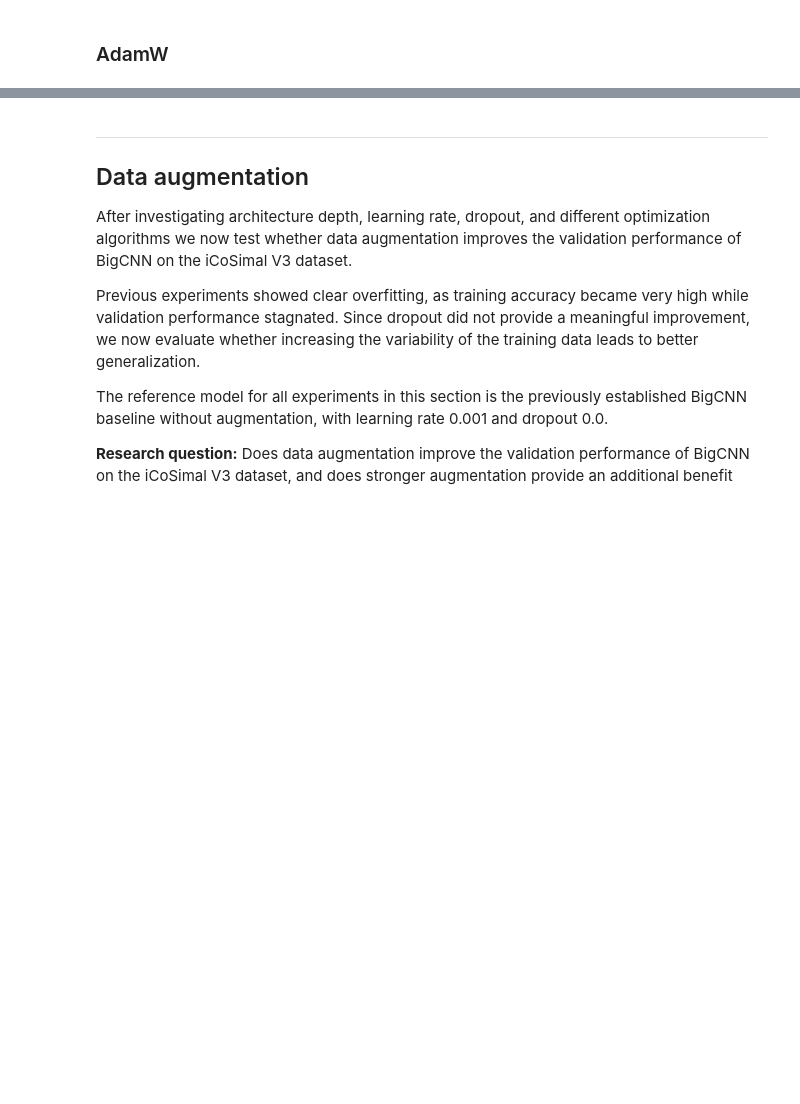
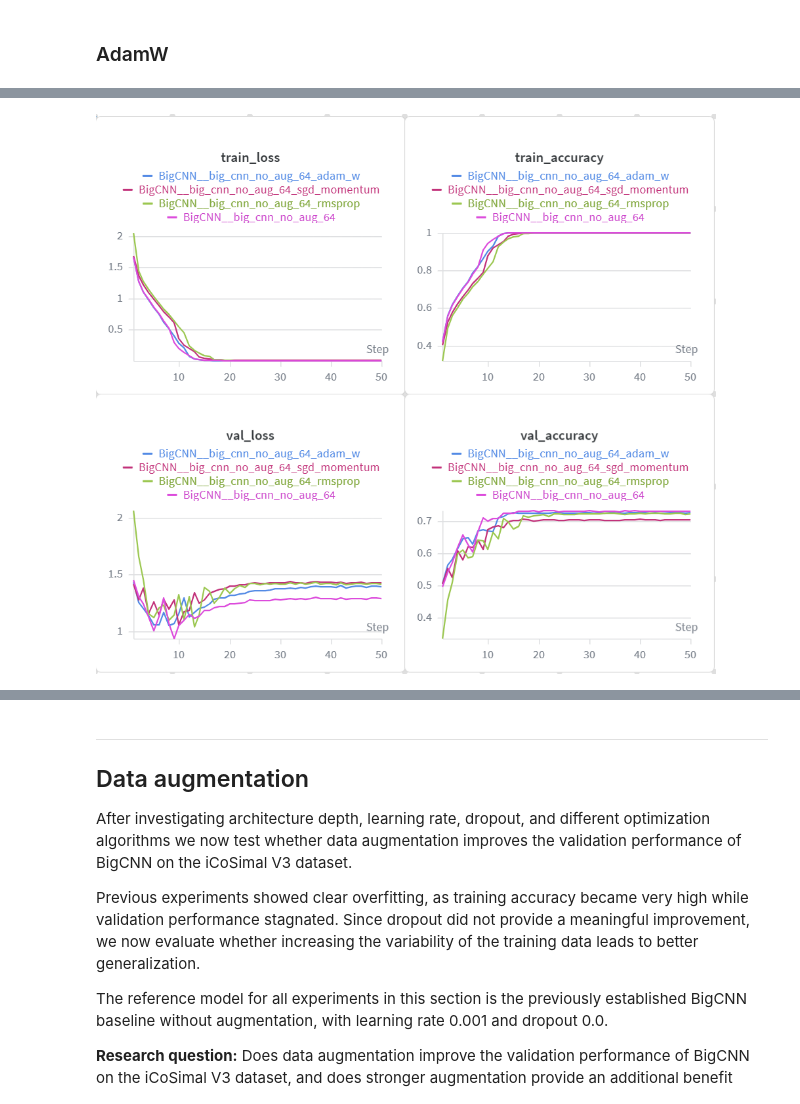
Before and after one commit to Rinovative/MSE_FTP_DeLearn, a Jupyter notebook: notebooks/01_cnn_icosimal.ipynb, the cells around one changed output, grey strips where cells are left out. Cells and saved outputs as stored; diff of their text form; code cells hidden in the pictures; blank space fills up the shorter version.

Commit message:
doc: add optimizer results

```diff
--- a/notebooks/01_cnn_icosimal.ipynb
+++ b/notebooks/01_cnn_icosimal.ipynb
@@ -1432,0 +1690,4 @@ workflow.evaluate_experiment_block(
+# %%
+display(Image(str(REPO_ROOT / "analysis" / "optimizer_curves.png")))
+# %% [output]
+[figure, added]
```
Also changed, not shown: parts of 35 cells of this notebook, 1 other file.
